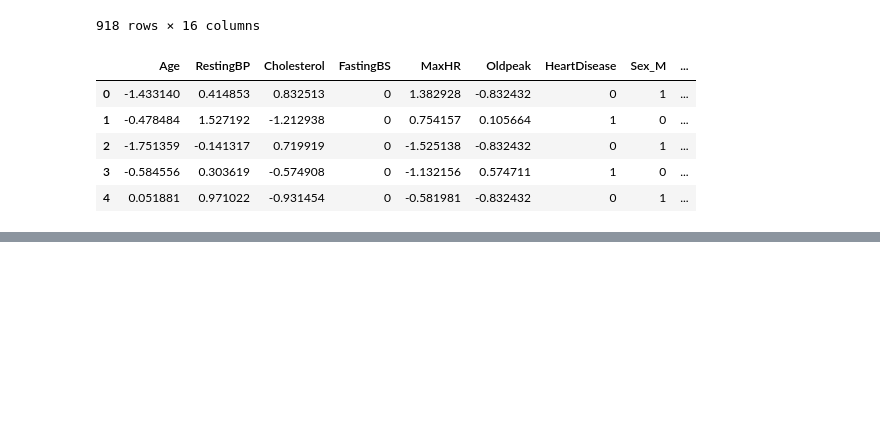
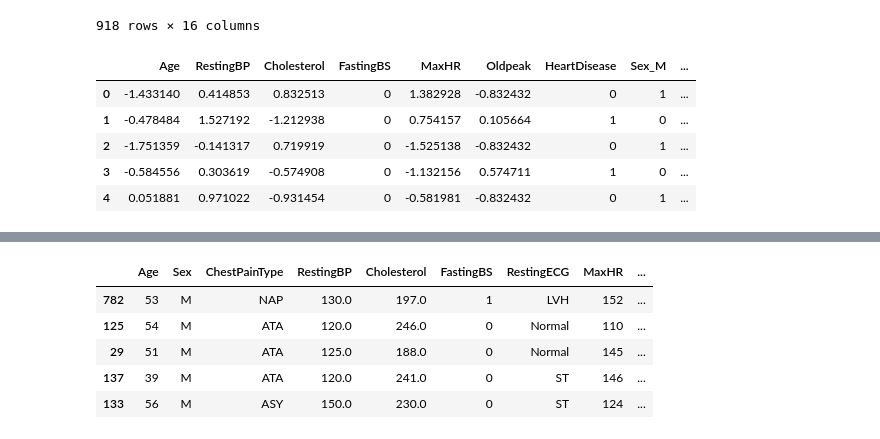
Before and after one commit to SayidMushtaQ/Heart-disease-eda-preprocessing, a Jupyter notebook: heart.ipynb, the cells around one changed output, grey strips where cells are left out. Drawn from its saved outputs; the diff is of its cells as text; code cells hidden in the pictures; blank space fills up the shorter version.

```diff
--- a/heart.ipynb
+++ b/heart.ipynb
@@ -412,0 +431,16 @@ df_encode.head()
+# %%
+# Blood Pressure Category
+df['BP_Category'] = pd.cut(
+    df['RestingBP'],
+    bins=[0,120,140,180,300],
+    labels=['Normal','Elevated','High','VeryHigh']
+)
+# %%
+df.sample(5)
+# %% [output]
+|  | Age | Sex | ChestPainType | RestingBP | Cholesterol | FastingBS | RestingECG | MaxHR | ... |
+| 782 | 53 | M | NAP | 130.0 | 197.0 | 1 | LVH | 152 | ... |
+| 125 | 54 | M | ATA | 120.0 | 246.0 | 0 | Normal | 110 | ... |
+| 29 | 51 | M | ATA | 125.0 | 188.0 | 0 | Normal | 145 | ... |
+| 137 | 39 | M | ATA | 120.0 | 241.0 | 0 | ST | 146 | ... |
+| 133 | 56 | M | ASY | 150.0 | 230.0 | 0 | ST | 124 | ... |
```
Also changed, not shown: parts of 15 cells of this notebook.
